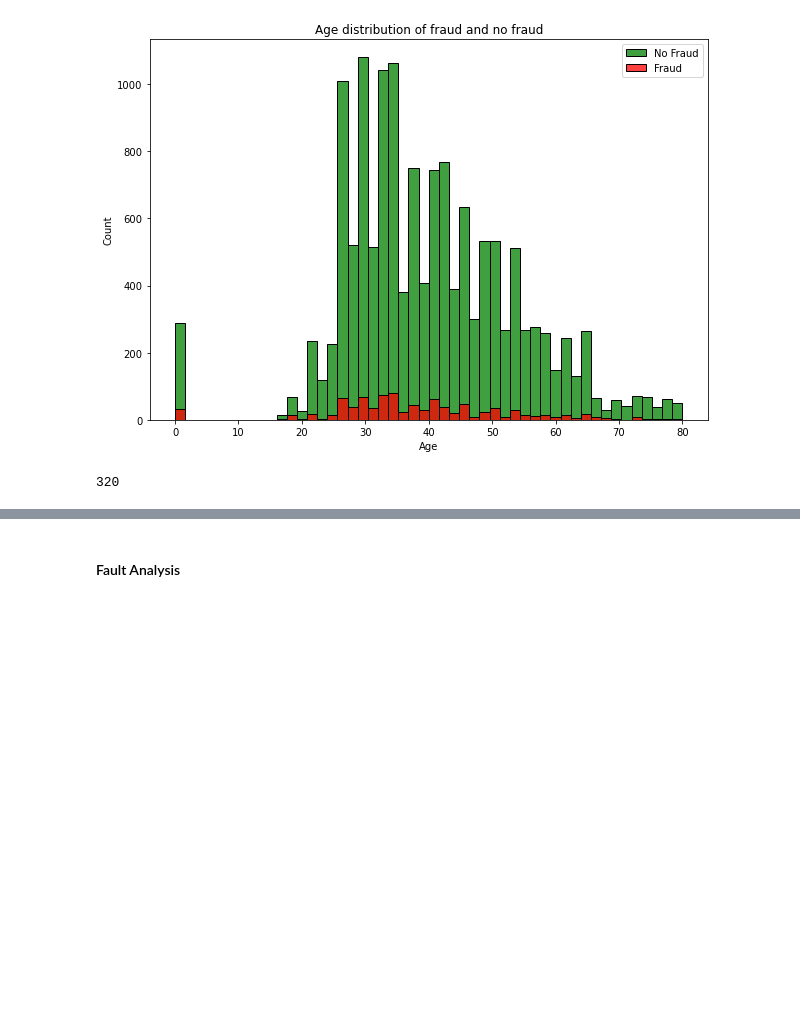
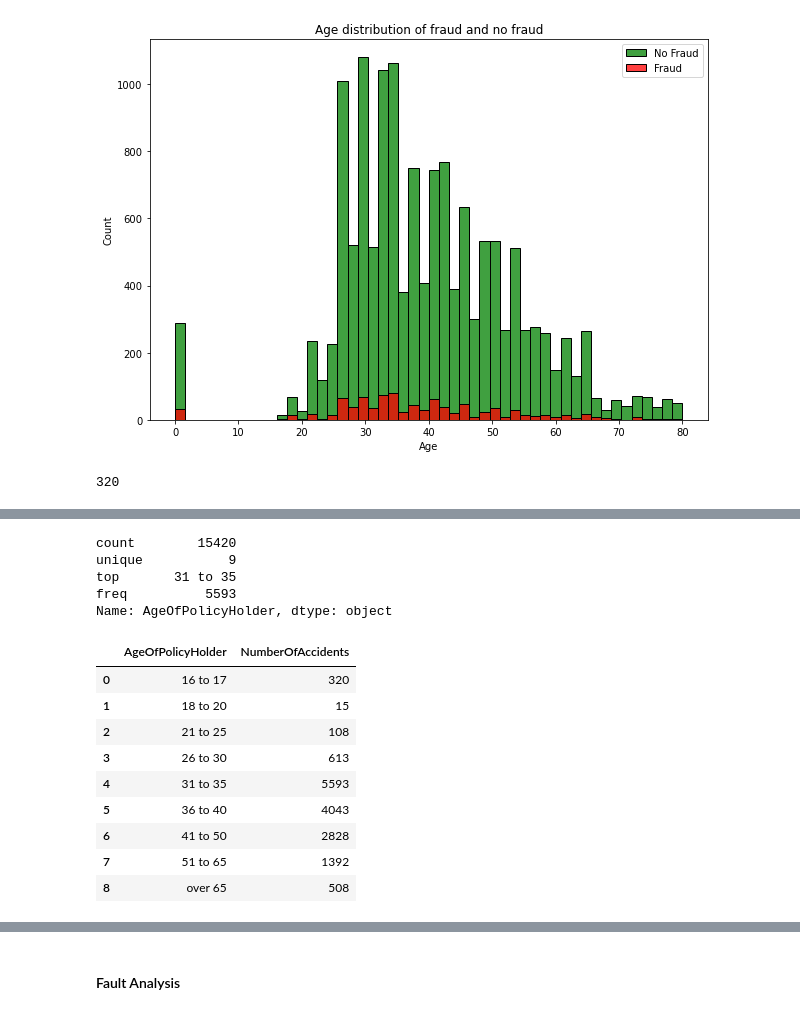
Before and after one commit to MohammadRouintan/Vehicle-Insurance-Claim-Fraud-Detection-Classification, a Jupyter notebook: Vehicle Insurance.ipynb, the cells around one changed output, grey strips where cells are left out. Saved outputs shown, nothing was run; the diff lists cells and outputs as text; code cells hidden in the pictures; blank space fills up the shorter version.

```diff
--- a/Vehicle Insurance.ipynb
+++ b/Vehicle Insurance.ipynb
@@ -811,0 +829,23 @@ vic[vic['Age'] == 0].shape[0]
+# %%
+vic['AgeOfPolicyHolder'].describe()
+# %% [output]
+count        15420
+unique           9
+top       31 to 35
+freq          5593
+Name: AgeOfPolicyHolder, dtype: object
+# %%
+age = pd.DataFrame(vic.groupby(['AgeOfPolicyHolder']).size()).reset_index()
+age = age.rename(columns={0: 'NumberOfAccidents'})
+age
+# %% [output]
+|  | AgeOfPolicyHolder | NumberOfAccidents |
+| 0 | 16 to 17 | 320 |
+| 1 | 18 to 20 | 15 |
+| 2 | 21 to 25 | 108 |
+| 3 | 26 to 30 | 613 |
+| 4 | 31 to 35 | 5593 |
+| 5 | 36 to 40 | 4043 |
+| 6 | 41 to 50 | 2828 |
+| 7 | 51 to 65 | 1392 |
+| 8 | over 65 | 508 |
```
Also changed, not shown: parts of 15 cells of this notebook.
